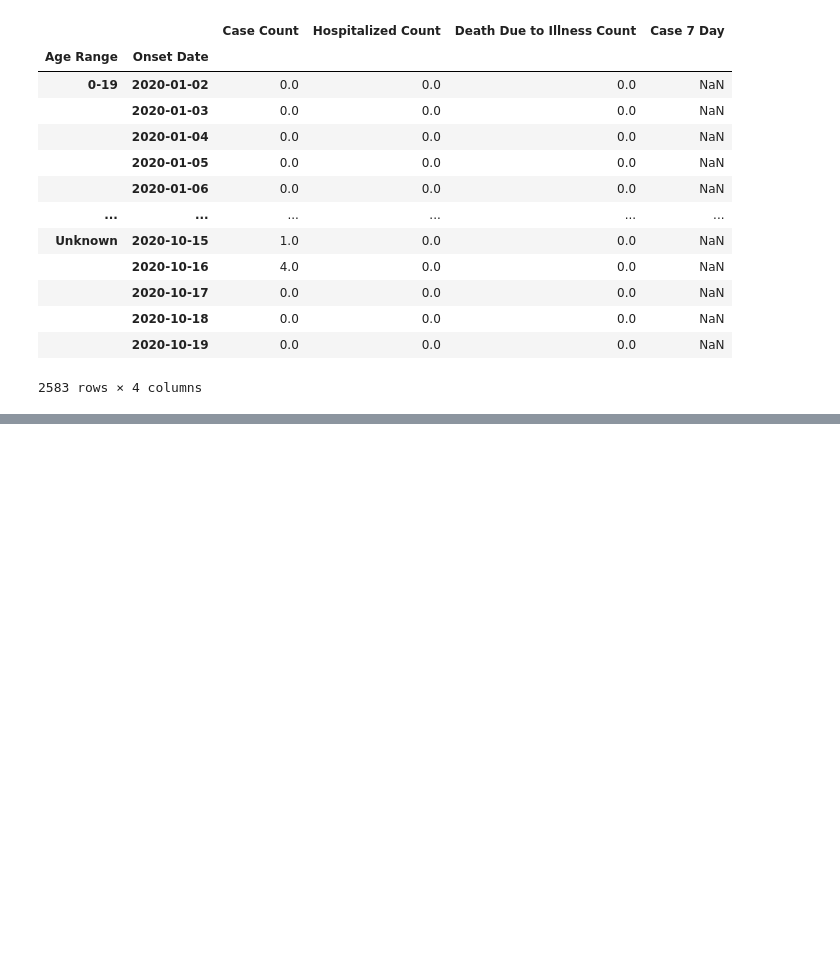
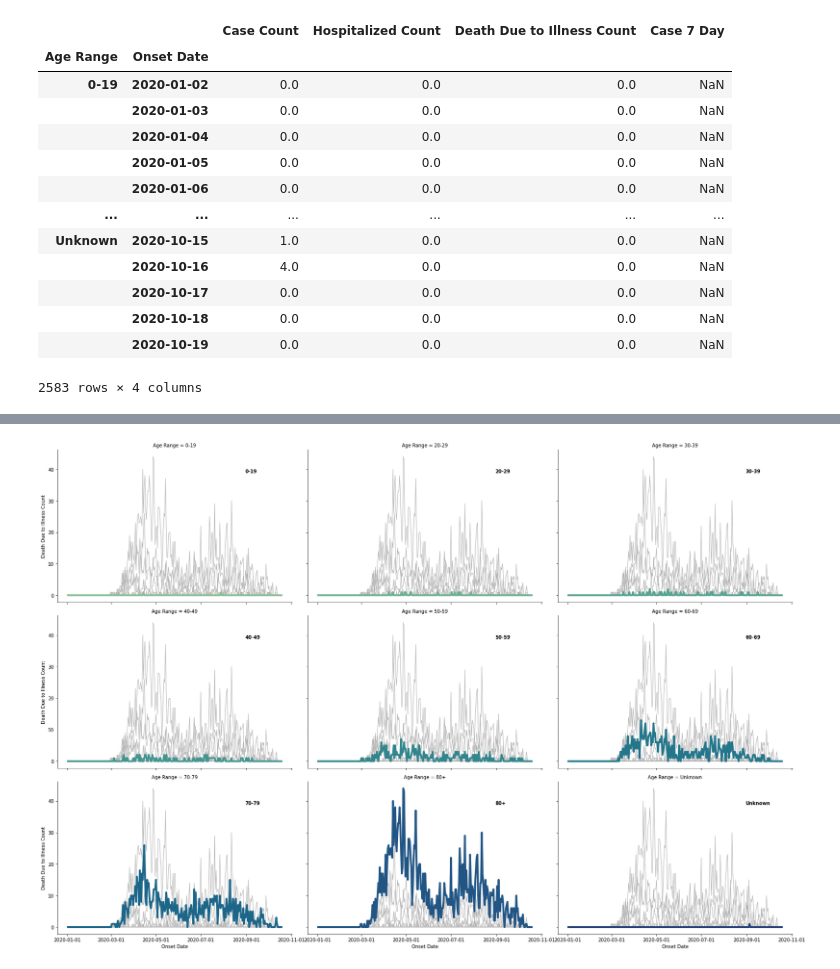
Before and after one commit to VagishVela/Ohio-COVID-19-Analysis, a Jupyter notebook: Ohio COVID-19 Analysis.ipynb, the cells around one changed output, grey strips where cells are left out. Cells and saved outputs as stored; diff of their text form; code cells hidden in the pictures; blank space fills up the shorter version.

```diff
--- a/Ohio COVID-19 Analysis.ipynb
+++ b/Ohio COVID-19 Analysis.ipynb
@@ -186,0 +195,4 @@ def replotbyAge(dataFrame,xValue,yValue,age):
+# %%
+replotbyAge(groupedOnsetSortedSummary,"Onset Date","Death Due to Illness Count","Age Range")
+# %% [output]
+[figure, added]
```
Also changed, not shown: parts of 2 cells of this notebook.
